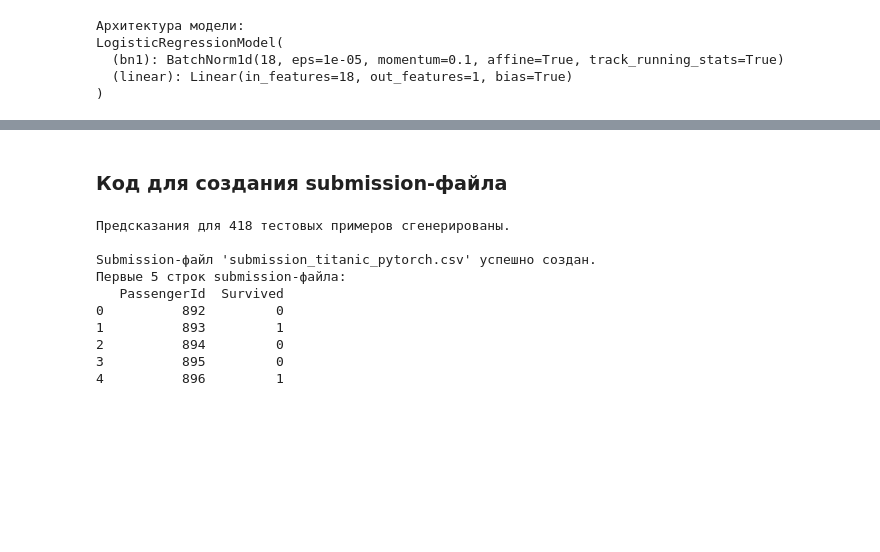
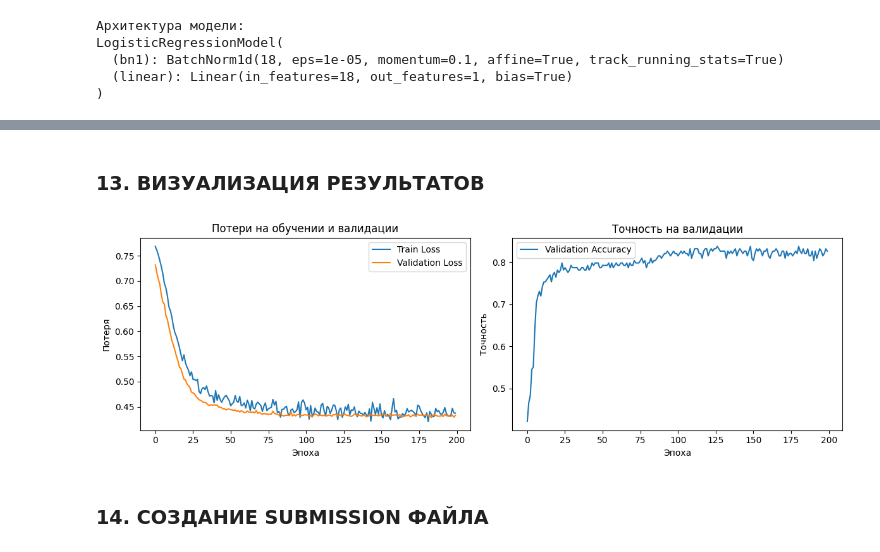
Before and after one commit to Vasja1142/Titanic-ML-competition, a Jupyter notebook: Titanic Survival Prediction.ipynb, the cells around one changed output, grey strips where cells are left out. Drawn from its saved outputs; the diff is of its cells as text; code cells hidden in the pictures; blank space fills up the shorter version.

```diff
--- a/Titanic Survival Prediction.ipynb
+++ b/Titanic Survival Prediction.ipynb
@@ -742,59 +525,26 @@ plt.show()
 # %% [markdown]
-### Код для создания submission-файла
+### 13. ВИЗУАЛИЗАЦИЯ РЕЗУЛЬТАТОВ
 # %%
-model.eval()
+plt.figure(figsize=(12, 4))
 
-all_predictions = []
+plt.subplot(1, 2, 1)
+plt.plot(train_losses, label='Train Loss')
+plt.plot(val_losses, label='Validation Loss')
+plt.xlabel('Эпоха')
+plt.ylabel('Потеря')
+plt.legend()
+plt.title('Потери на обучении и валидации')
 
-# 2. Отключаем вычисление градиентов
-with torch.no_grad():
-    # 3. Итерация по тестовым данным через DataLoader
-    for features_batch in test_loader: # test_loader для тестового набора возвращает только признаки
-        # Перемещаем батч на то же устройство, что и модель
-        features_batch = features_batch.to(device)
+plt.subplot(1, 2, 2)
+plt.plot(val_accuracies, label='Validation Accuracy')
+plt.xlabel('Эпоха')
+plt.ylabel('Точность')
+plt.legend()
+plt.title('Точность на валидации')
 
-        # 4. Получаем логиты от модели
-        outputs_logits = model(features_batch)
-
-        # 5. Преобразуем логиты в вероятности, затем в предсказанные классы
-        predicted_probs = torch.sigmoid(outputs_logits)
-        predicted_classes = (predicted_probs > 0.5).int() # .int() для получения 0 или 1
-
-        # Собираем предсказания из батча
-        # .cpu() - если модель на GPU, нужно перенести тензор на CPU перед конвертацией в NumPy
-        # .numpy() - конвертируем тензор в NumPy массив
-        # .flatten() - если predicted_classes имеет форму (batch_size, 1), делаем его (batch_size,)
-        all_predictions.extend(predicted_classes.cpu().numpy().flatten().tolist())
-
-print(f"Предсказания для {len(all_predictions)} тестовых примеров сгенерированы.")
-
-# 6. Формирование DataFrame для отправки
-if 'PassengerId' in df_test_original.columns:
-    if len(df_test_original) == len(all_predictions):
-        submission_df = pd.DataFrame({
-            'PassengerId': df_test_original['PassengerId'],
-            'Survived': all_predictions
-        })
-
-        # 7. Сохранение в CSV-файл
-        submission_filename = 'submission_titanic_pytorch.csv'
-        submission_df.to_csv(submission_filename, index=False)
-        print(f"\nSubmission-файл '{submission_filename}' успешно создан.")
-        print("Первые 5 строк submission-файла:")
-        print(submission_df.head())
-    else:
-        print(f"\nОшибка: Количество предсказаний ({len(all_predictions)}) не совпадает "
-              f"с количеством строк в df_test_original ({len(df_test_original)}).")
-else:
-    print("\nОшибка: Столбец 'PassengerId' не найден в df_test_original. Не могу создать submission-файл.")
+plt.tight_layout()
+plt.show()
 # %% [output]
-Предсказания для 418 тестовых примеров сгенерированы.
-
-Submission-файл 'submission_titanic_pytorch.csv' успешно создан.
-Первые 5 строк submission-файла:
-   PassengerId  Survived
-0          892         0
-1          893         1
-2          894         0
-3          895         0
-4          896         1
+[figure, added]
+# %% [markdown]
+### 14. СОЗДАНИЕ SUBMISSION ФАЙЛА
```
Also changed, not shown: parts of 27 cells of this notebook, 2 other files.
